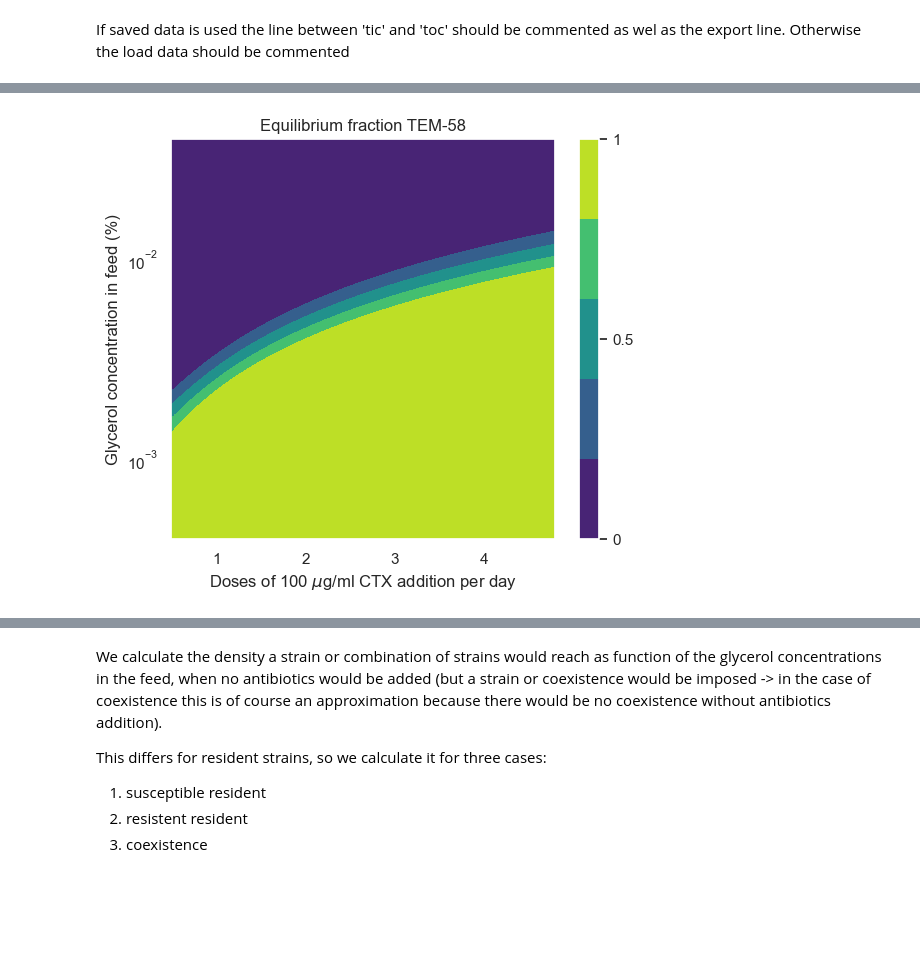
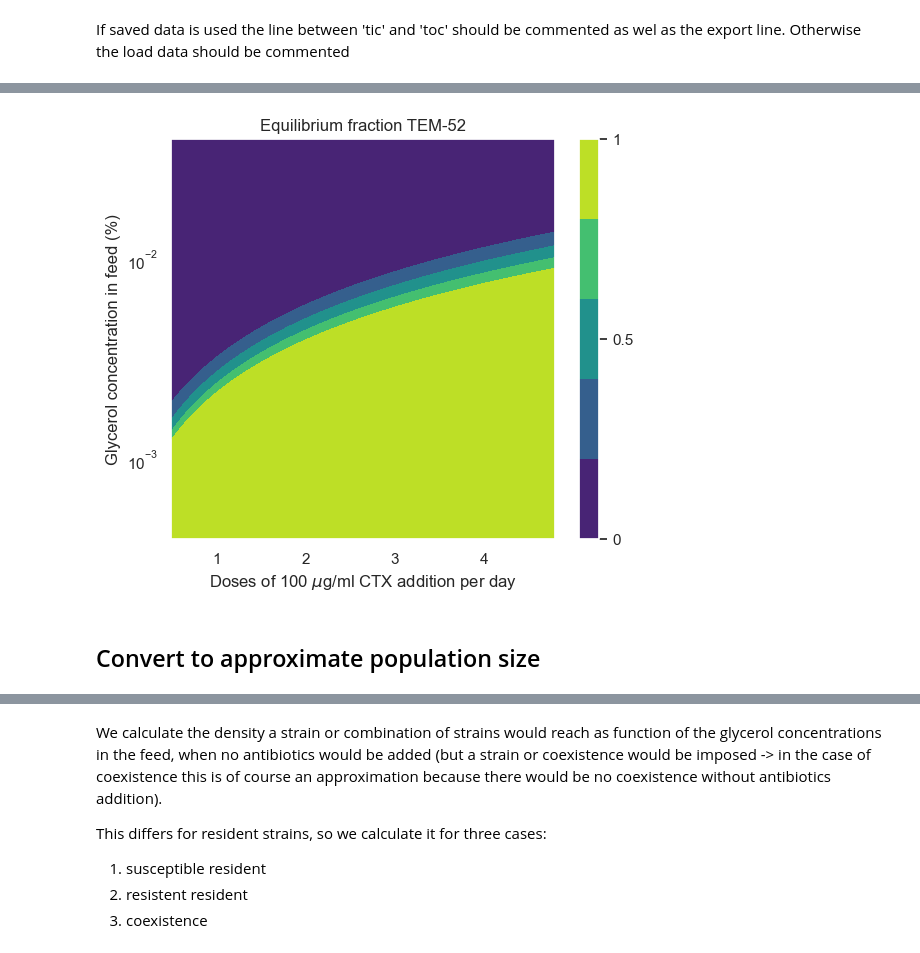
Before and after one commit to WortelLab/tem1coex, a Jupyter notebook: Chemostat.ipynb, the cells around one changed output, grey strips where cells are left out. Cells and saved outputs as stored; diff of their text form; code cells hidden in the pictures; blank space fills up the shorter version.

```diff
--- a/Chemostat.ipynb
+++ b/Chemostat.ipynb
@@ -352,5 +142,5 @@ We create a partial function with 100 ug/ml CTX added at the interval and for a
 # %%
-eq_ratio_partial = partial(equilibrium_ratio_serial, amount=100, d=0.1, p_R=p_R, p_S=p_S, sensitivity=0.001, max_iterations=50)
+eq_ratio_partial = partial(ffc.equilibrium_ratio_serial, amount=100, d=0.1, d_e_a=0, p_R=p_R, p_S=p_S, sensitivity=0.001, max_iterations=50)
 equilibrium_ratio_array_intermittend = np.frompyfunc(eq_ratio_partial, 2, 1)
 # %% [markdown]
 If saved data is used the line between 'tic' and 'toc' should be commented as wel as the export line.
@@ -362,6 +152,7 @@ glycerol_array = np.geomspace(0.0004,0.04,100)
 I, G = np.meshgrid(interval_array, glycerol_array)
 tic = time.perf_counter()
 EQ_intermittend = equilibrium_ratio_array_intermittend(G, I)
+EQ_intermittend = EQ_intermittend.astype(float)
 toc = time.perf_counter()
 print(f"The simulations take {toc - tic:0.4f} seconds")
 # %% [output]
@@ -372,6 +163,6 @@ The simulations take 957.6503 seconds
 # %%
 #load data
-EQ_intermittend = np.load('data/eqratios_intermittend.npy', allow_pickle=True)
+#EQ_intermittend = np.load('data/eqratios_intermittend.npy', allow_pickle=True)
 # %%
 fig = plt.figure(figsize=(6,5))
 left, bottom, width, height = 0.1, 0.1, 0.8, 0.8
@@ -508,22 +189,23 @@ I_new = 24/I
 # %%
 fig = plt.figure(figsize=(6,5))
 left, bottom, width, height = 0.1, 0.1, 0.8, 0.8
 ax = fig.add_axes([left, bottom, width, height])
 
 levels = np.linspace(0,1,101, endpoint=True)
 cp = plt.contourf(I_new, G, EQ_intermittend, levels=4,cmap=cm.viridis)
 cbar = plt.colorbar(cp)
 cbar.set_ticks([0,.5,1])
 cbar.set_ticklabels([0,.5,1])
 
-ax.set_title('Equilibrium fraction TEM-58')
+ax.set_title('Equilibrium fraction TEM-52')
 ax.set_xlabel(r'Doses of 100 $\mu$g/ml CTX addition per day')
 ax.set_ylabel('Glycerol concentration in feed (%)')
 ax.set_yscale('log')
 ax.set_xlim(24/50, 24/5)
 ax.set_ylim(0.0004, 0.04)
 
-#plt.savefig("chemostat_figure_doses.pdf", format="pdf", bbox_inches="tight")
 plt.show()
 # %% [output]
-[figure, old version]
+[figure, new version]
+# %% [markdown]
+## Convert to approximate population size
```
Also changed, not shown: parts of 88 cells of this notebook, 4 other files.
